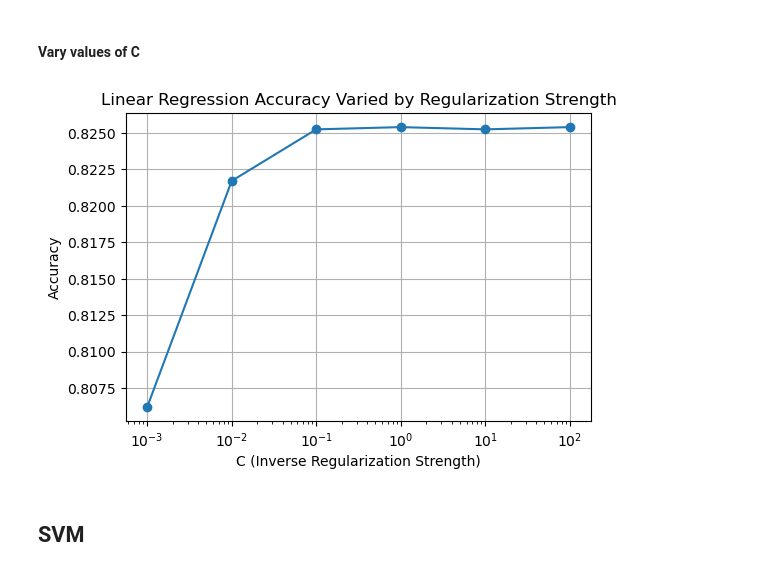
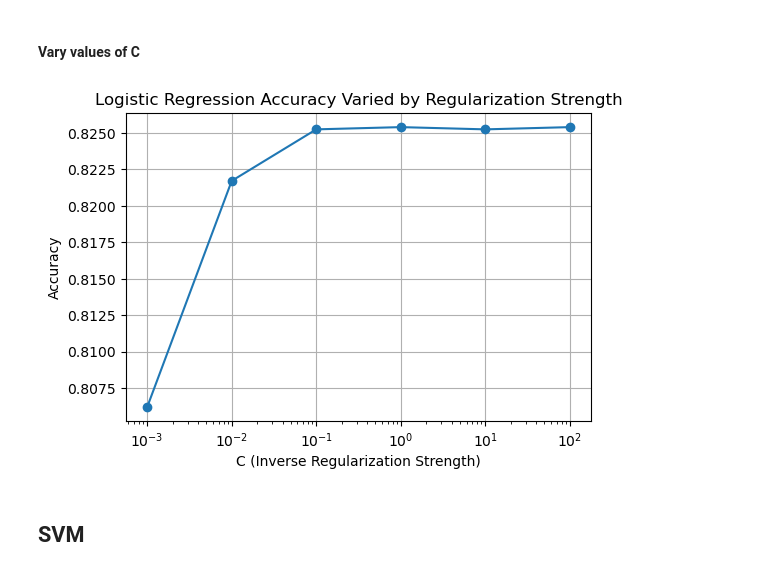
Before and after one commit to rooothellen/dasc41103, a Jupyter notebook: proj1/models/part3.ipynb, the cells around one changed output. Cells and saved outputs as stored; diff of their text form; code cells hidden in the pictures.

```diff
--- a/proj1/models/part3.ipynb
+++ b/proj1/models/part3.ipynb
@@ -235,29 +231,29 @@ plt.show()
 # %%
 # Values of C to test
 C_values = [0.001, 0.01, 0.1, 1.0, 10, 100.0]
 accuracies = []
 
 for C in C_values:
     model = LogisticRegression(solver='lbfgs',
                                random_state=42,
                                max_iter=300,
                                C=C)
     model.fit(X_train, y_train.values.ravel())
     y_pred = model.predict(X_test)
     acc = accuracy_score(y_test, y_pred)
     accuracies.append(acc)
 
 # Plot accuracy vs C
 plt.figure(figsize=(6, 4))
 plt.plot(C_values, accuracies, marker='o')
 plt.xscale('log')  # better visualization since C spans orders of magnitude
 plt.xlabel('C (Inverse Regularization Strength)')
 plt.ylabel('Accuracy')
-plt.title('Linear Regression Accuracy Varied by Regularization Strength')
+plt.title('Logistic Regression Accuracy Varied by Regularization Strength')
 plt.grid(True)
 plt.show()
 # %% [output]
-[figure, old version]
+[figure, new version]
 # %% [markdown]
 ## SVM
 # %% [markdown]
```
Also changed, not shown: parts of 5 cells of this notebook.
